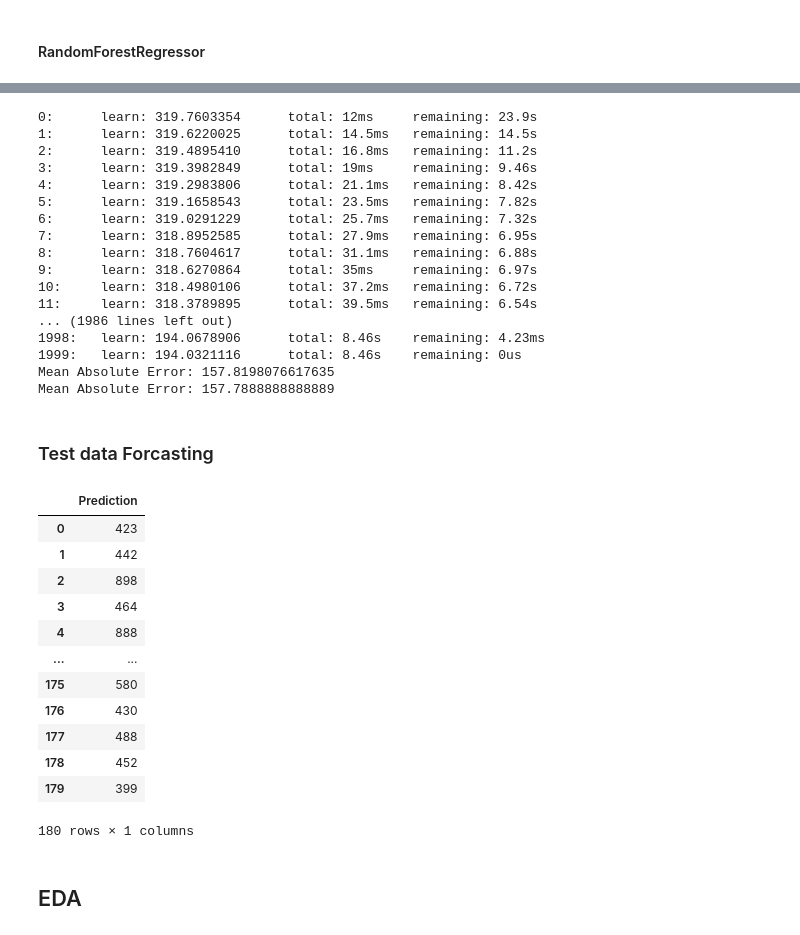
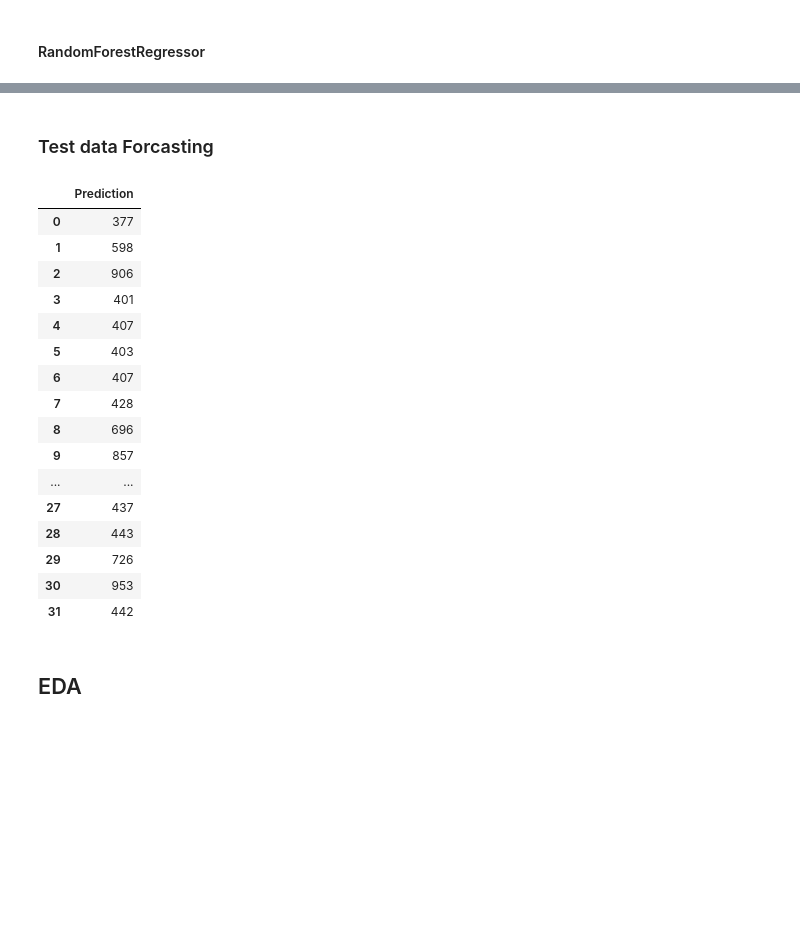
Before and after one commit to msbeigi/sale-analysis, a Jupyter notebook: backery_sale.ipynb, the cells around one changed output, grey strips where cells are left out. Cells and saved outputs as stored; diff of their text form; code cells hidden in the pictures; blank space fills up the shorter version.

```diff
--- a/backery_sale.ipynb
+++ b/backery_sale.ipynb
@@ -360,7 +362,7 @@ merged_data
 # %%
 
 
-correlation_merge=merged_data[[ 'Quantity', #'total_sale_item', 'Article_Label',
+correlation_merge=merged_data_no_oulier[[ 'Quantity', #'total_sale_item', 'Article_Label',
        'tavg', 'tmin', 'tmax', 'prcp', 'wdir', 'wspd', 'wpgt', 'pres',
        'is_rainy', 'temp_range', 'is_cold_day', 'is_hot_day', 'is_heavy_wind',
        'is_high_pressure', 'day_of_week', 'is_weekend', 'month',
@@ -403,19 +405,19 @@ print(f'Top features:\n{correl_list}')
 Top features:
 ['tavg', 'tmin', 'tmax', 'prcp', 'wdir', 'wspd', 'wpgt', 'pres', 'is_rainy', 'temp_range', 'is_cold_day', 'is_hot_day', 'is_heavy_wind', 'is_high_pressure', 'day_of_week', 'is_weekend', 'month', 'week ...
 # %%
-df_train=merged_data[correl_list]
-df_y=merged_data['Quantity']
+df_train=merged_data_no_oulier[correl_list]
+df_y=merged_data_no_oulier['Quantity']
 X_train,X_test,y_train,y_test=train_test_split(df_train, df_y, test_size=0.3, random_state=42)
 # %% [markdown]
 #### Feature imporatnce with LightGBMRegressor & ExtraTreesRegressor
 # %%
 
 
-etr = ExtraTreesRegressor(n_estimators=300, random_state=42)
+etr = ExtraTreesRegressor(n_estimators=300, random_state=42, verbose=0)
 etr.fit(X_train, y_train)
 feature_importances_etr = etr.feature_importances_
 
-lgbm = lgb.LGBMRegressor(n_estimators=100, max_depth=10, random_state=42)
+lgbm = lgb.LGBMRegressor(n_estimators=100,  random_state=42)
 lgbm.fit(X_train, y_train)
 
 feature_importances_lgbm = lgbm.feature_importances_
@@ -489,7 +473,7 @@ print(selection_list_features)
 # %%
 selection_list_features = [feature for feature in selection_list_features if (feature not in ['Article_Label','total_sale_item'])]
 
-df_train=merged_data[selection_list_features]
+df_train=merged_data_no_oulier[selection_list_features]
 
 X_train, X_test, y_train, y_test = train_test_split(df_train, df_y, test_size=0.3, random_state=42)
 # %% [markdown]
@@ -589,59 +535,33 @@ Mean Absolute Error Final Prediction: 157.7888888888889
-# %%
-gb_model=GradientBoostingRegressor(n_estimators=300, learning_rate=0.01, max_depth=6,
-                                   max_features='sqrt', min_samples_leaf=5, min_samples_split=2, loss='huber', random_state =10)
-
-pipe_gb=make_pipeline(StandardScaler(),cat)
-pipe_gb.fit(X_train, y_train)
-y_pred_gb=pipe_gb.predict(X_test)
-mae = mean_absolute_error(y_test, y_pred_gb)
-print(f'Mean Absolute Error: {mae}')
-
-final_y_pred_gb=np.round(y_pred_gb).astype(int)
-print(f'Mean Absolute Error: {mean_absolute_error(y_test, final_y_pred_gb)}')
-# %% [output]
-0:      learn: 319.7603354      total: 12ms     remaining: 23.9s
-1:      learn: 319.6220025      total: 14.5ms   remaining: 14.5s
-2:      learn: 319.4895410      total: 16.8ms   remaining: 11.2s
-3:      learn: 319.3982849      total: 19ms     remaining: 9.46s
-4:      learn: 319.2983806      total: 21.1ms   remaining: 8.42s
-5:      learn: 319.1658543      total: 23.5ms   remaining: 7.82s
-6:      learn: 319.0291229      total: 25.7ms   remaining: 7.32s
-7:      learn: 318.8952585      total: 27.9ms   remaining: 6.95s
-8:      learn: 318.7604617      total: 31.1ms   remaining: 6.88s
-9:      learn: 318.6270864      total: 35ms     remaining: 6.97s
-10:     learn: 318.4980106      total: 37.2ms   remaining: 6.72s
-11:     learn: 318.3789895      total: 39.5ms   remaining: 6.54s
-... (1986 lines left out)
-1998:   learn: 194.0678906      total: 8.46s    remaining: 4.23ms
-1999:   learn: 194.0321116      total: 8.46s    remaining: 0us
-Mean Absolute Error: 157.8198076617635
-Mean Absolute Error: 157.7888888888889
 # %% [markdown]
 ### Test data Forcasting
 # %%
 X_test_=df_weather[df_weather['date']>='2022-09-30'][selection_list_features]
 # %%
-y_pred_ = rf_model.predict(X_test)
+y_pred_ = rf_model.predict(X_test_)
 
 final_y_pred_=np.round(y_pred_).astype(int)
 df_result=pd.DataFrame(final_y_pred_,columns=['Prediction'])
 df_result.reset_index(drop=True, inplace=True)
 df_result.to_csv('prediction-result.csv', index=False)
 df_result
 # %% [output]
 |  | Prediction |
-| 0 | 423 |
-| 1 | 442 |
-| 2 | 898 |
-| 3 | 464 |
-| 4 | 888 |
+| 0 | 377 |
+| 1 | 598 |
+| 2 | 906 |
+| 3 | 401 |
+| 4 | 407 |
+| 5 | 403 |
+| 6 | 407 |
+| 7 | 428 |
+| 8 | 696 |
+| 9 | 857 |
 | ... | ... |
-| 175 | 580 |
-| 176 | 430 |
-| 177 | 488 |
-| 178 | 452 |
-| 179 | 399 |
+| 27 | 437 |
+| 28 | 443 |
+| 29 | 726 |
+| 30 | 953 |
+| 31 | 442 |
-180 rows × 1 columns
 # %% [markdown]
 ## EDA
 # %% [markdown]
```
Also changed, not shown: parts of 13 cells of this notebook.
